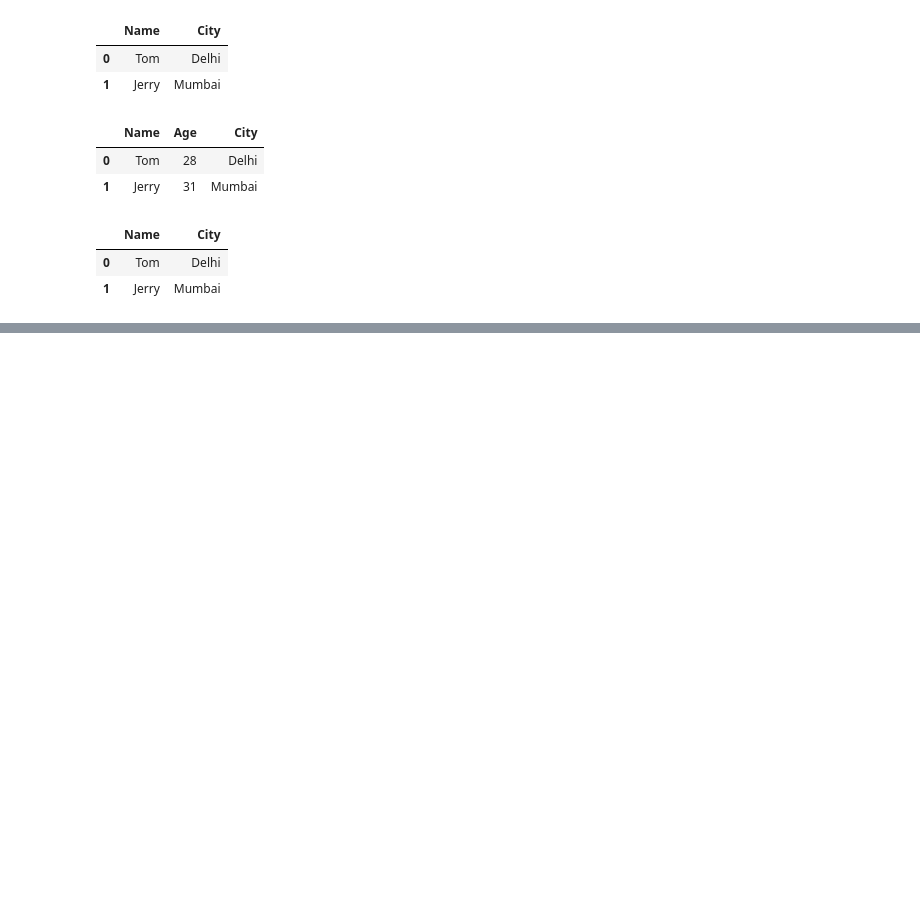
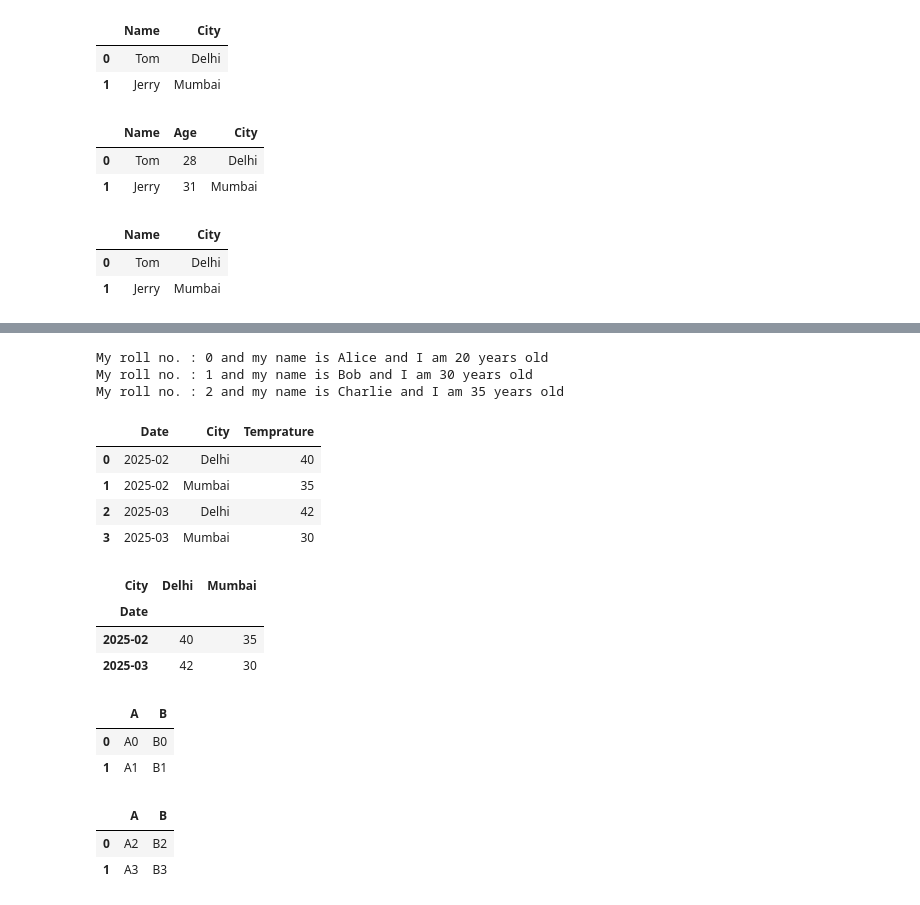
Before and after one commit to omrajsharma/lb-py-25-may-2025, a Jupyter notebook: pd.ipynb, the cells around one changed output, grey strips where cells are left out. Cells and saved outputs as stored; diff of their text form; code cells hidden in the pictures; blank space fills up the shorter version.

```diff
--- a/pd.ipynb
+++ b/pd.ipynb
@@ -342,0 +478,7 @@ df2
+# %%
+for index, row in df.iterrows():
+    print(f"My roll no. : {index} and my name is {row['Name']} and I am {row['Age']} years old")
+# %% [output]
+My roll no. : 0 and my name is Alice and I am 20 years old
+My roll no. : 1 and my name is Bob and I am 30 years old
+My roll no. : 2 and my name is Charlie and I am 35 years old
@@ -342,0 +487,23 @@ df2
+# %%
+data = pd.DataFrame(
+    {
+        'Date': ['2025-02', '2025-02', '2025-03', '2025-03'],
+        'City': ['Delhi', 'Mumbai', 'Delhi', 'Mumbai'],
+        'Temprature': [40, 35, 42, 30]
+    }
+)
+# %%
+data
+# %% [output]
+|  | Date | City | Temprature |
+| 0 | 2025-02 | Delhi | 40 |
+| 1 | 2025-02 | Mumbai | 35 |
+| 2 | 2025-03 | Delhi | 42 |
+| 3 | 2025-03 | Mumbai | 30 |
+# %%
+data.pivot(index='Date', columns='City', values='Temprature')
+# %% [output]
+| City | Delhi | Mumbai |
+| Date |  |  |
+| 2025-02 | 40 | 35 |
+| 2025-03 | 42 | 30 |
@@ -342,0 +521,12 @@ df2
+# %%
+df1
+# %% [output]
+|  | A | B |
+| 0 | A0 | B0 |
+| 1 | A1 | B1 |
+# %%
+df2
+# %% [output]
+|  | A | B |
+| 0 | A2 | B2 |
+| 1 | A3 | B3 |
```
Also changed, not shown: parts of 42 cells of this notebook.
